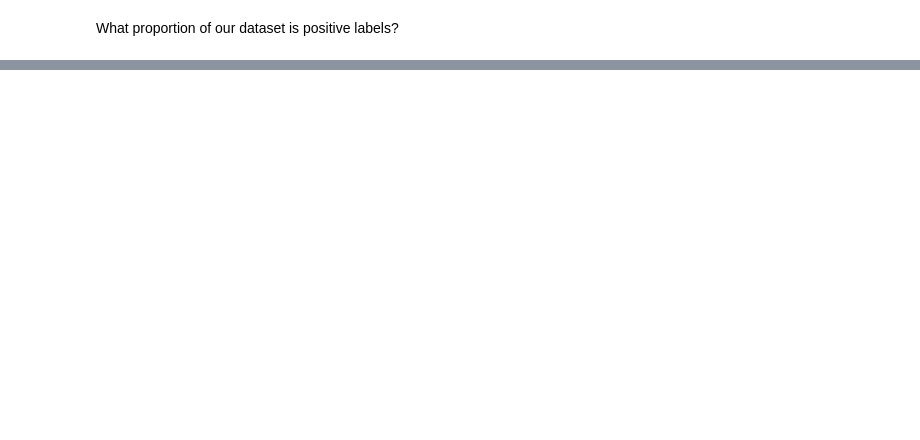
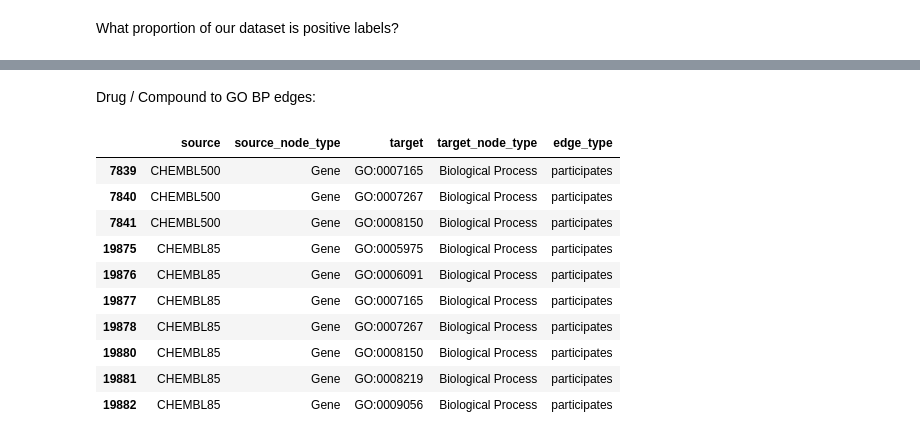
Before and after one commit to laurendelong21/MoA-Net, a Jupyter notebook: notebooks/enrichment.ipynb, the cells around one changed output, grey strips where cells are left out. Cells and saved outputs as stored; diff of their text form; code cells hidden in the pictures; blank space fills up the shorter version.

```diff
--- a/notebooks/enrichment.ipynb
+++ b/notebooks/enrichment.ipynb
@@ -601,0 +700,23 @@ len(usable_drug_bps) / (len(usable_drug_bps['chembl_idx'].unique()) * len(bp_ove
+# %% [markdown]
+Drug / Compound to GO BP edges:
+# %%
+usable_drug_bps['source_node_type'] = ['Gene' for i in range(len(usable_drug_bps))]
+usable_drug_bps['target_node_type'] = ['Biological Process' for i in range(len(usable_drug_bps))]
+usable_drug_bps['edge_type'] = ['participates' for i in range(len(usable_drug_bps))]
+
+usable_drug_bps.rename(columns={'chembl_idx': 'source',
+                                'go_id': 'target'}, inplace=True)
+usable_drug_bps = usable_drug_bps[['source', 'source_node_type', 'target','target_node_type', 'edge_type']]
+usable_drug_bps.head(10)
+# %% [output]
+|  | source | source_node_type | target | target_node_type | edge_type |
+| 7839 | CHEMBL500 | Gene | GO:0007165 | Biological Process | participates |
+| 7840 | CHEMBL500 | Gene | GO:0007267 | Biological Process | participates |
+| 7841 | CHEMBL500 | Gene | GO:0008150 | Biological Process | participates |
+| 19875 | CHEMBL85 | Gene | GO:0005975 | Biological Process | participates |
+| 19876 | CHEMBL85 | Gene | GO:0006091 | Biological Process | participates |
+| 19877 | CHEMBL85 | Gene | GO:0007165 | Biological Process | participates |
+| 19878 | CHEMBL85 | Gene | GO:0007267 | Biological Process | participates |
+| 19880 | CHEMBL85 | Gene | GO:0008150 | Biological Process | participates |
+| 19881 | CHEMBL85 | Gene | GO:0008219 | Biological Process | participates |
+| 19882 | CHEMBL85 | Gene | GO:0009056 | Biological Process | participates |
```
Also changed, not shown: parts of 26 cells of this notebook.
